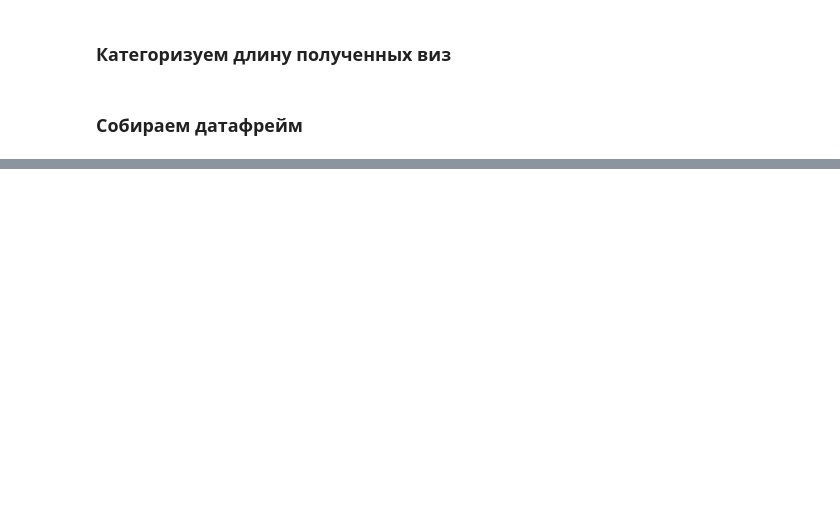
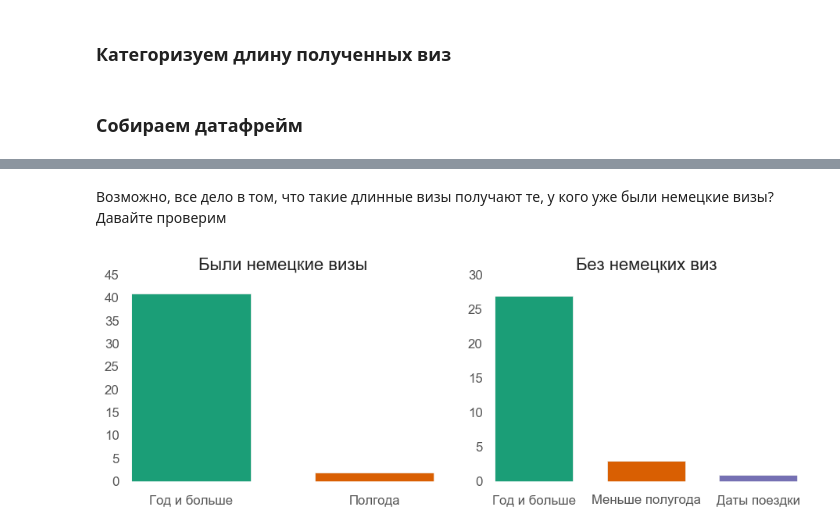
Before and after one commit to MustDie-green/AWD-forum-visa-parsing, a Jupyter notebook: visa_parsing.ipynb, the cells around one changed output, grey strips where cells are left out. Cells and saved outputs as stored; diff of their text form; code cells hidden in the pictures; blank space fills up the shorter version.

```diff
--- a/visa_parsing.ipynb
+++ b/visa_parsing.ipynb
@@ -395,0 +338,29 @@ display(pd.crosstab(index = df['history'].sort_values(), columns='Количес
+# %% [markdown]
+Возможно, все дело в том, что такие длинные визы получают те, у кого уже были немецкие визы?
+Давайте проверим
+# %%
+temp = (df >>
+        group_by(X.history, X.limit, X.history_country) >>
+        summarize(count = n(X.limit)) >>
+        mask((X.history == 'Годовые и больше') & (X.history_country == 'Германия в истории'))
+       )
+
+temp1 = (df >>
+        group_by(X.history, X.limit, X.history_country) >>
+        summarize(count = n(X.limit)) >>
+        mask((X.history == 'Годовые и больше') & (X.history_country == 'Другие страны'))
+       )
+
+figure, axis = plt.subplots(1, 2, figsize=(10, 3))
+axis[0].set_facecolor('white')
+axis[1].set_facecolor('white')
+
+axis[0].bar(height = temp['count'], x = temp['limit'], color = colors, width = .65)
+axis[0].set_title('Были немецкие визы')
+
+axis[1].bar(height = temp1['count'], x = temp1['limit'], color = colors, width = .7)
+axis[1].set_title('Без немецких виз')
+
+plt.show()
+# %% [output]
+[figure, added]
```
Also changed, not shown: parts of 46 cells of this notebook.
